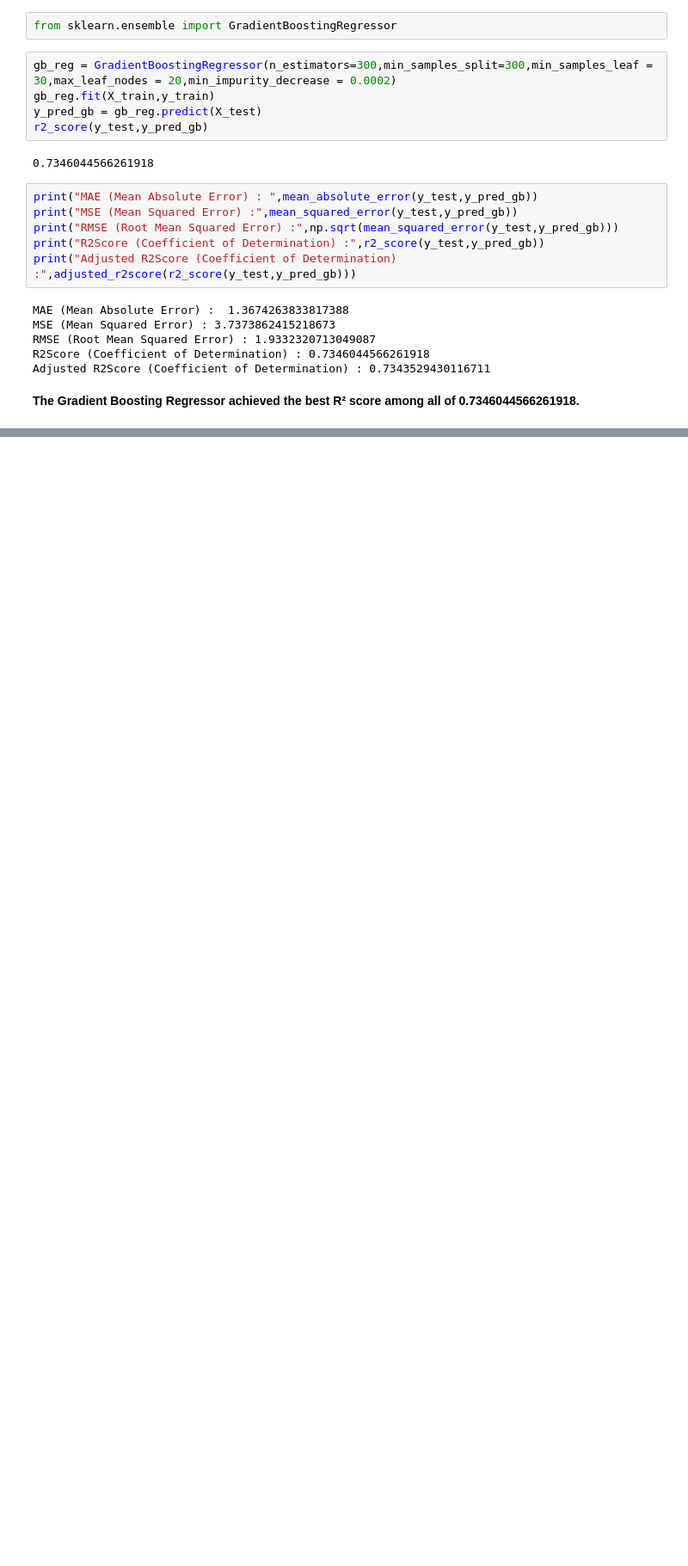
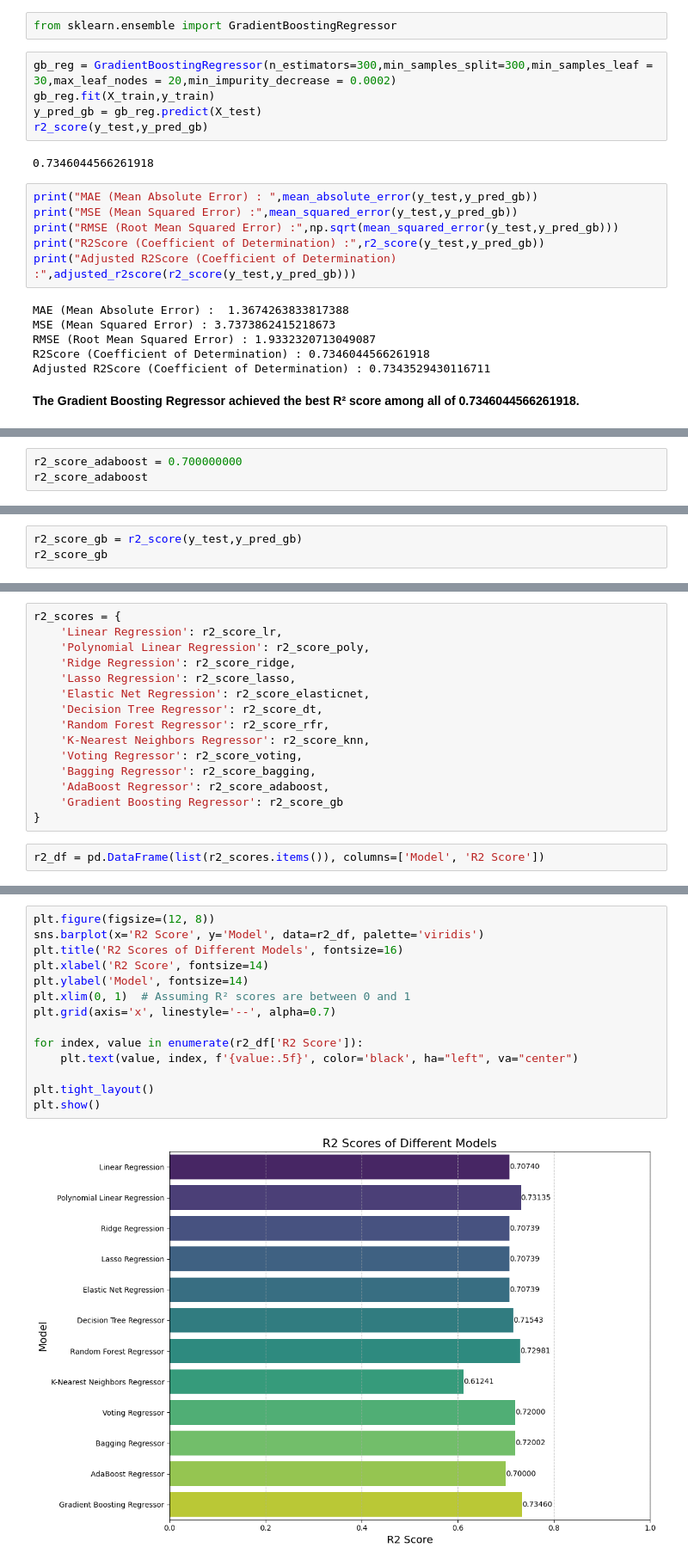
Before and after one commit to BKAPADIA04/Farely, a Jupyter notebook: codes/model.ipynb, the cells around one changed output, grey strips where cells are left out. Shown at 86% size. Drawn from its saved outputs; the diff is of its cells as text; blank space fills up the shorter version.

```diff
--- a/codes/model.ipynb
+++ b/codes/model.ipynb
@@ -911,0 +935,3 @@ Adjusted R2Score (Coefficient of Determination) : 0.7343529430116711
+# %%
+r2_score_adaboost = 0.700000000
+r2_score_adaboost
@@ -911,0 +940,3 @@ Adjusted R2Score (Coefficient of Determination) : 0.7343529430116711
+# %%
+r2_score_gb = r2_score(y_test,y_pred_gb)
+r2_score_gb
@@ -911,0 +945,17 @@ Adjusted R2Score (Coefficient of Determination) : 0.7343529430116711
+# %%
+r2_scores = {
+    'Linear Regression': r2_score_lr,
+    'Polynomial Linear Regression': r2_score_poly,
+    'Ridge Regression': r2_score_ridge,
+    'Lasso Regression': r2_score_lasso,
+    'Elastic Net Regression': r2_score_elasticnet,
+    'Decision Tree Regressor': r2_score_dt,
+    'Random Forest Regressor': r2_score_rfr,
+    'K-Nearest Neighbors Regressor': r2_score_knn,
+    'Voting Regressor': r2_score_voting,
+    'Bagging Regressor': r2_score_bagging,
+    'AdaBoost Regressor': r2_score_adaboost,
+    'Gradient Boosting Regressor': r2_score_gb
+}
+# %%
+r2_df = pd.DataFrame(list(r2_scores.items()), columns=['Model', 'R2 Score'])
@@ -911,0 +978,16 @@ Adjusted R2Score (Coefficient of Determination) : 0.7343529430116711
+# %%
+plt.figure(figsize=(12, 8))
+sns.barplot(x='R2 Score', y='Model', data=r2_df, palette='viridis')
+plt.title('R2 Scores of Different Models', fontsize=16)
+plt.xlabel('R2 Score', fontsize=14)
+plt.ylabel('Model', fontsize=14)
+plt.xlim(0, 1)  # Assuming R² scores are between 0 and 1
+plt.grid(axis='x', linestyle='--', alpha=0.7)
+
+for index, value in enumerate(r2_df['R2 Score']):
+    plt.text(value, index, f'{value:.5f}', color='black', ha="left", va="center")
+
+plt.tight_layout()
+plt.show()
+# %% [output]
+[figure, added]
```
Also changed, not shown: parts of 41 cells of this notebook.
